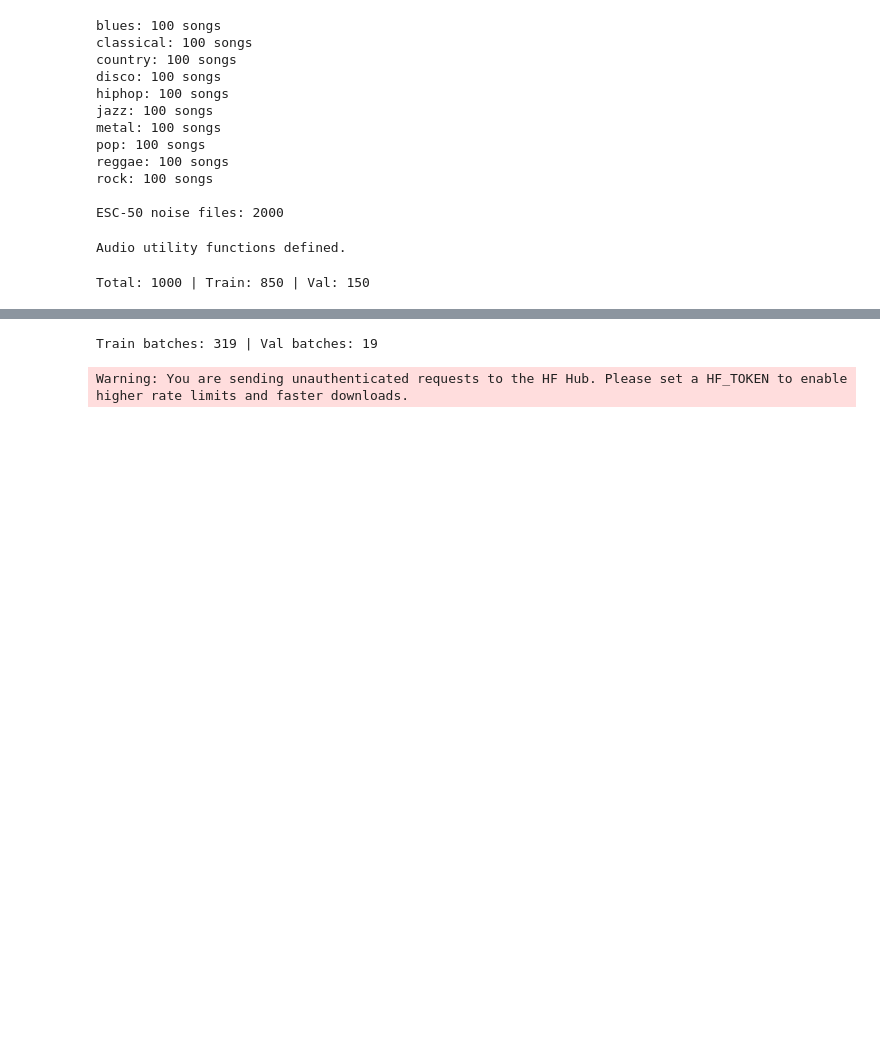
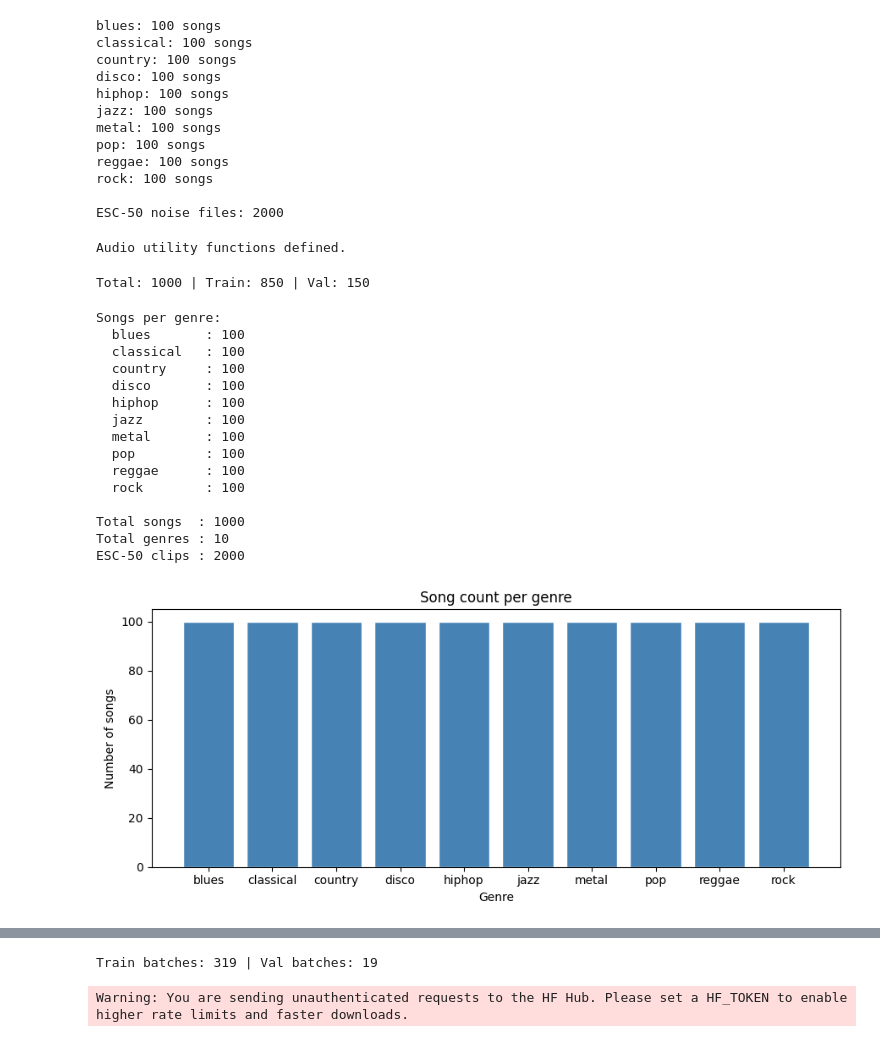
Before and after one commit to Bhawna2722/Music-Genre-Classifier, a Jupyter notebook: Notebook/Final_notebook.ipynb, the cells around one changed output, grey strips where cells are left out. Drawn from its saved outputs; the diff is of its cells as text; code cells hidden in the pictures; blank space fills up the shorter version.

```diff
--- a/Notebook/Final_notebook.ipynb
+++ b/Notebook/Final_notebook.ipynb
@@ -148,3 +148,41 @@ val_records   = records[split:]
 print(f'Total: {len(records)} | Train: {len(train_records)} | Val: {len(val_records)}')
 # %% [output]
 Total: 1000 | Train: 850 | Val: 150
+# %%
+# ─── EDA 1: Dataset Overview ────────────────────────────────────────────────
+import matplotlib.pyplot as plt
+import matplotlib
+matplotlib.rcParams['figure.dpi'] = 100
+
+genre_counts = {g: len(stem_index[g]) for g in GENRES}
+print('Songs per genre:')
+for g, c in sorted(genre_counts.items(), key=lambda x: -x[1]):
+    print(f'  {g:<12}: {c}')
+print(f'\nTotal songs  : {sum(genre_counts.values())}')
+print(f'Total genres : {len(GENRES)}')
+print(f'ESC-50 clips : {len(esc50_files)}')
+
+fig, ax = plt.subplots(figsize=(9, 4))
+ax.bar(genre_counts.keys(), genre_counts.values(), color='steelblue', edgecolor='white')
+ax.set_title('Song count per genre')
+ax.set_ylabel('Number of songs')
+ax.set_xlabel('Genre')
+plt.tight_layout()
+plt.show()
+# %% [output]
+Songs per genre:
+  blues       : 100
+  classical   : 100
+  country     : 100
+  disco       : 100
+  hiphop      : 100
+  jazz        : 100
+  metal       : 100
+  pop         : 100
+  reggae      : 100
+  rock        : 100
+
+Total songs  : 1000
+Total genres : 10
+ESC-50 clips : 2000
+[figure, added]
```
Also changed, not shown: parts of 4 cells of this notebook.
